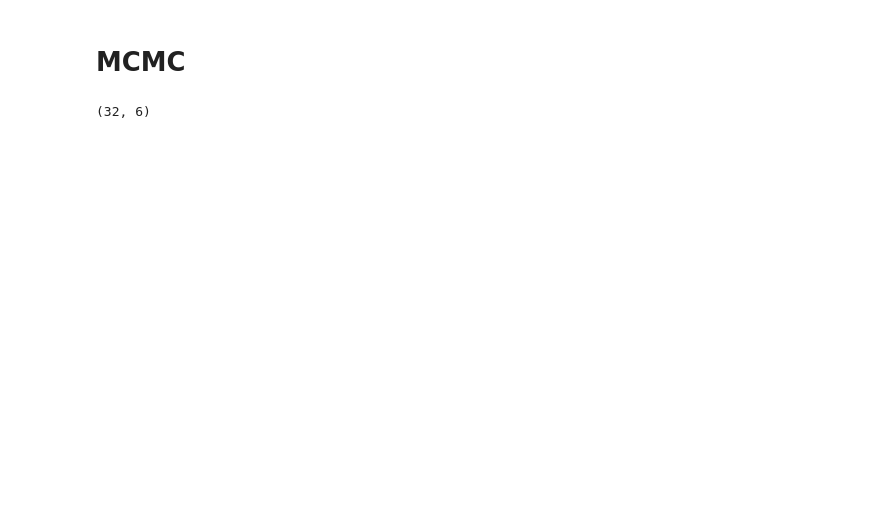
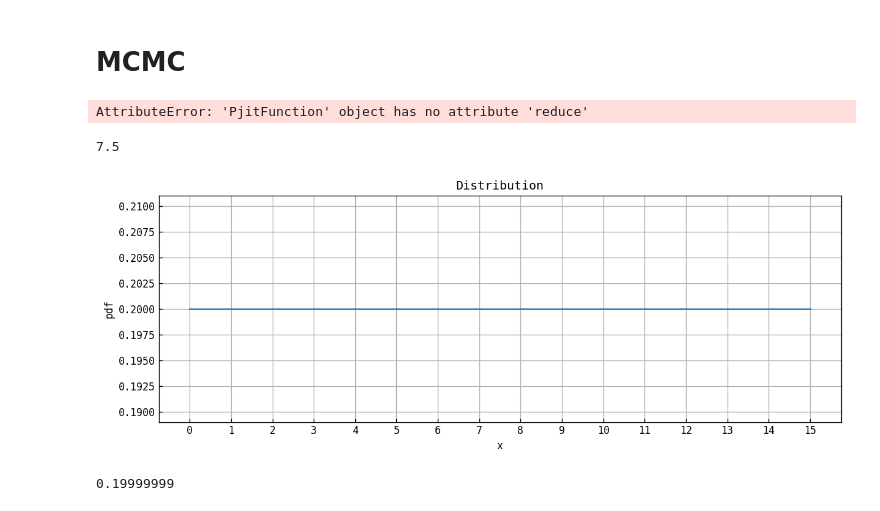
Before and after one commit to maxecharles/toliman-phd, a Jupyter notebook: notebooks/mcmc.ipynb, the cells around one changed output. Cells and saved outputs as stored; diff of their text form; code cells hidden in the pictures; blank space fills up the shorter version.

```diff
--- a/notebooks/mcmc.ipynb
+++ b/notebooks/mcmc.ipynb
@@ -137,4 +149,49 @@ sampler.run_mcmc(pos, 5000, progress=True);
-# %%
-pos.shape
-# %% [output]
-(32, 6)
+# %%
+# Define the initial values for the MCMC sampler
+initial_values = [
+    jr.uniform(jr.PRNGKey(0), minval=0.0, maxval=2*np.pi),  # pa
+    jr.uniform(jr.PRNGKey(1), minval=0.0, maxval=10.0),  # sep
+    jr.uniform(jr.PRNGKey(2), minval=0.0, maxval=10.0),  # logF
+    jr.uniform(jr.PRNGKey(3), minval=0.0, maxval=10.0),  # cont
+    jr.uniform(jr.PRNGKey(4), minval=0.0, maxval=10.0),  # rad
+    jr.uniform(jr.PRNGKey(5), minval=0.0, maxval=2*np.pi)  # ang
+]
+
+num_warmup=100
+num_samples=500
+
+# Define the NUTS sampler
+nuts_kernel = NUTS(log_probability)
+
+# Define the MCMC sampler
+mcmc = MCMC(nuts_kernel, num_warmup=num_warmup, num_samples=num_samples)
+
+# Run the MCMC sampler
+mcmc.run(jr.PRNGKey(0), initial_values, fake_data)
+
+# Get the posterior samples
+posterior_samples = mcmc.get_samples()
+# %% [output]
+AttributeError: 'PjitFunction' object has no attribute 'reduce'
+# %%
+x = numpy.linspace(0, 15, 1000)
+# y = numpy.exp(dist.Normal(1, 1).log_prob(x))
+disty = dist.Uniform(low=5., high = 10.)
+y = numpy.exp(disty.log_prob(x))
+
+print(disty.mean)
+
+plt.figure(figsize=(12, 4))
+plt.xticks(range(0,16))
+plt.plot(x, y)
+plt.xlabel('x')
+plt.ylabel('pdf')
+plt.title('Distribution')
+plt.grid()
+plt.show()
+
+print(np.exp(disty.log_prob(110.)))
+# %% [output]
+7.5
+[figure, added]
+0.19999999
```
Also changed, not shown: parts of 7 cells of this notebook, 3 other files.
